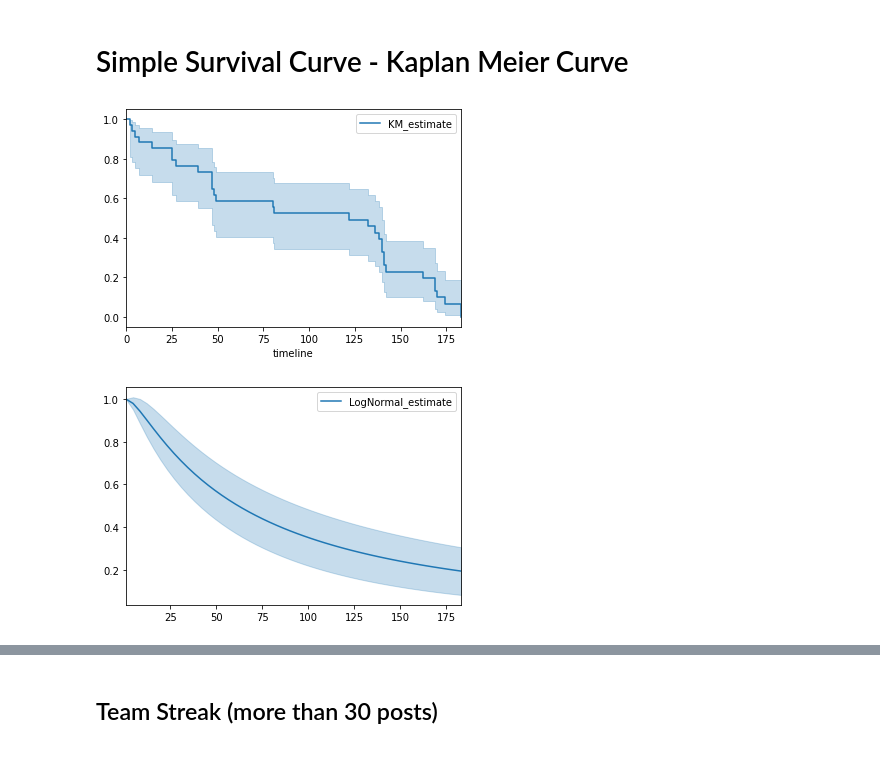
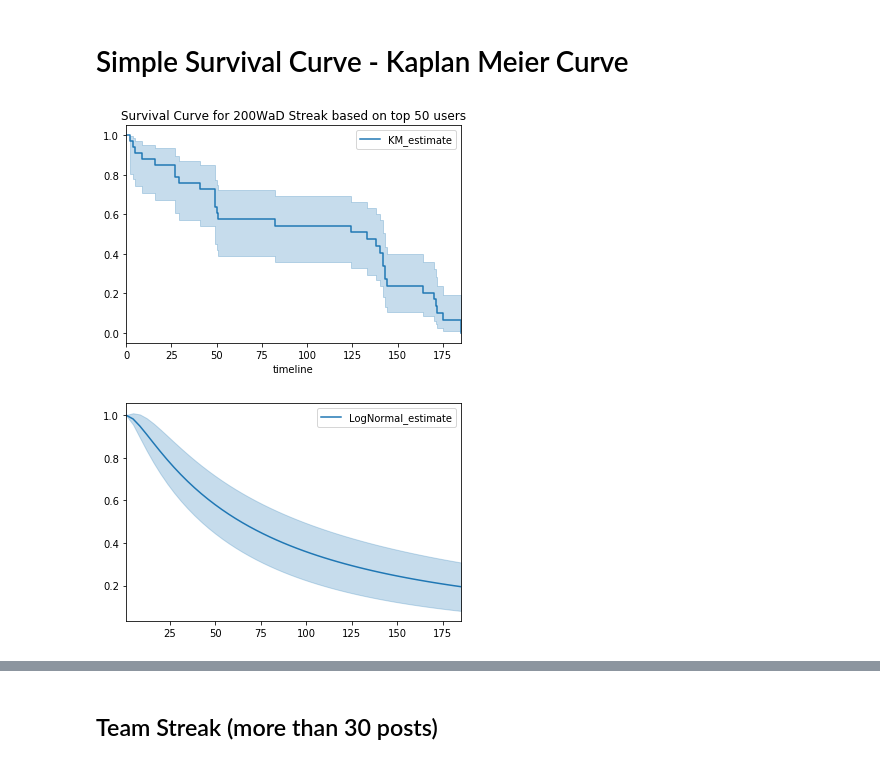
Before and after one commit to h1ros/h1ros.github.io, a Jupyter notebook: posts/survival-analysis.ipynb, the cells around one changed output, grey strips where cells are left out. Drawn from its saved outputs; the diff is of its cells as text; code cells hidden in the pictures.

```diff
--- a/posts/survival-analysis.ipynb
+++ b/posts/survival-analysis.ipynb
@@ -46,11 +36,23 @@ badges[2].text
 users = []
 badges = []
 for h2 in soup.find_all('h2'):
-    users.append(h2.text.strip().replace('@', ''))
+    users.append(h2.text.strip().replace('@', '').replace('PATRON', ''))
     if h2.find('span') is not None:
         badges.append(h2.find('span').text)
     else:
         badges.append(None)
 
 df_user = pd.DataFrame({'username': users, 'badge': badges})
-df_user.head()
+
+# List of streak/posts/pages
+attributes = []
+
+for att in soup.find_all('p')[1:-11]:
+    att_row = []
+    for e in att.find_all('small'):
+        att_row.extend([e.text[0], e.text[1:]])
+
+    attributes.append(att_row)
+
+df_attributes = pd.DataFrame(attributes).drop([2, 4], axis=1)
+df_attributes.columns = ['streak', 'nstreak', 'posts', 'pages']
@@ -112,15 +85,14 @@ df_user['nstreak'].plot.hist(density=True, bins=20);
 # %% [markdown]
 # Simple Survival Curve - Kaplan Meier Curve
 # %%
-from lifelines import *
 kmf = KaplanMeierFitter()
 kmf.fit(df_user['nstreak'], event_observed=1*(df_user['streak']=='🔥'))  # or, more succinctly, kmf.fit(T, E)
-kmf.plot();
+kmf.plot(title='Survival Curve for 200WaD Streak based on top 50 users');
 # %% [output]
-[figure, old version]
+[figure, new version]
 # %%
-pwf = LogNormalFitter()
-pwf.fit(df_user['nstreak'], event_observed=1*(df_user['streak']=='🔥'))  # or, more succinctly, kmf.fit(T, E)
-pwf.plot_survival_function();
+lnf = LogNormalFitter()
+lnf.fit(df_user['nstreak'], event_observed=1*(df_user['streak']=='🔥'))  # or, more succinctly, kmf.fit(T, E)
+lnf.plot_survival_function();
 # %% [output]
-[figure, old version]
+[figure, new version]
```
Also changed, not shown: parts of 22 cells of this notebook, 56 other files.
